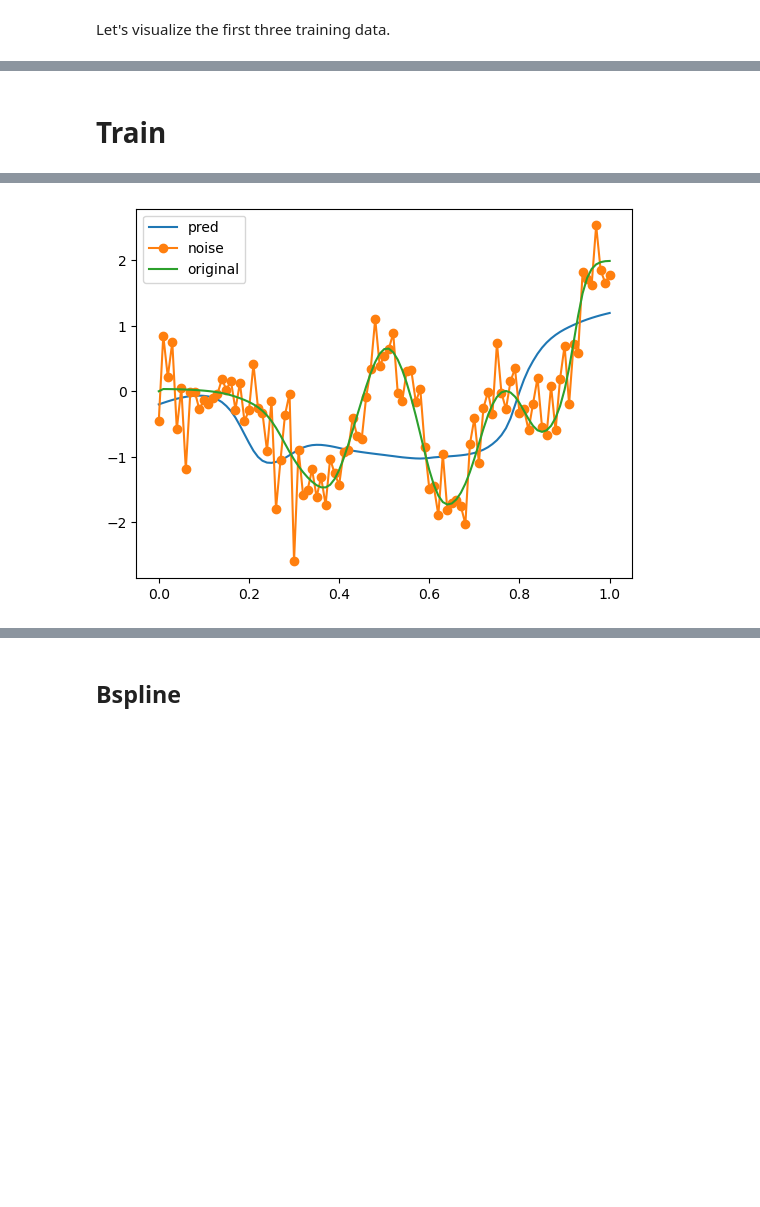
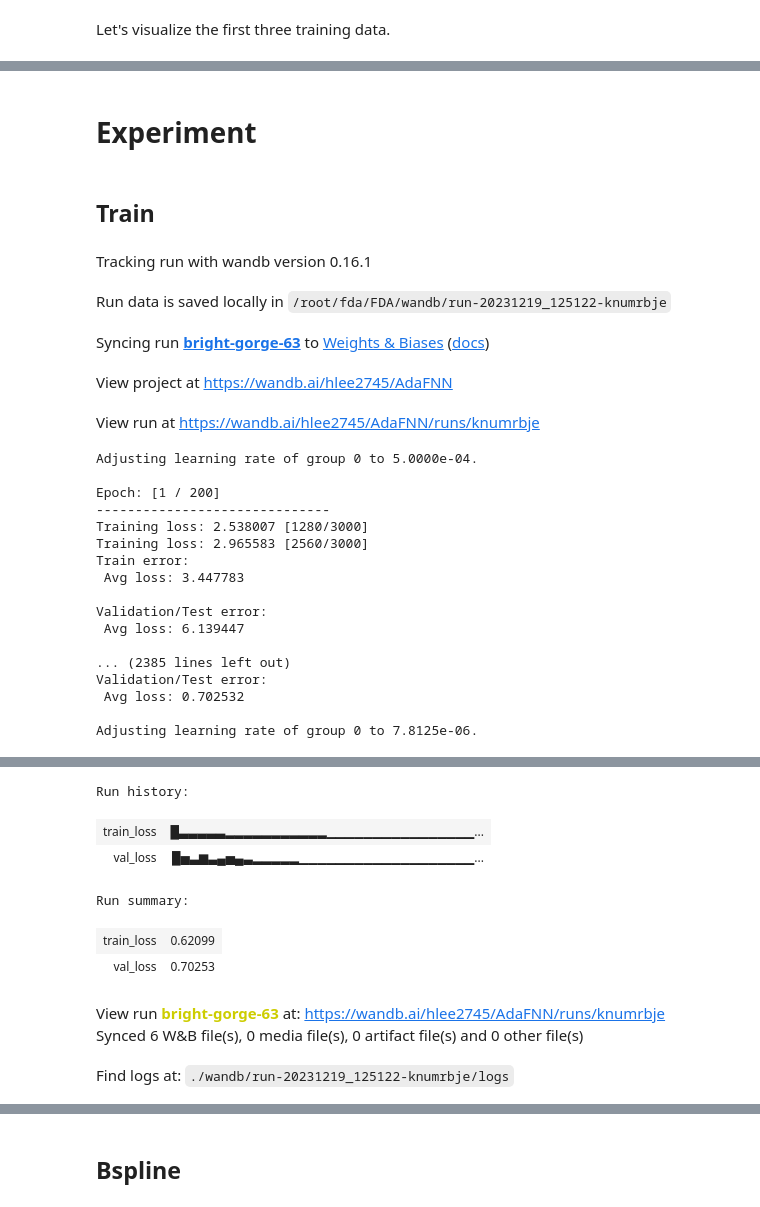
Before and after one commit to bossacode/FDA, a Jupyter notebook: MyAdaFNN.ipynb, the cells around one changed output, grey strips where cells are left out. Drawn from its saved outputs; the diff is of its cells as text; code cells hidden in the pictures; blank space fills up the shorter version.

```diff
--- a/MyAdaFNN.ipynb
+++ b/MyAdaFNN.ipynb
@@ -91,8 +90,10 @@ plt.legend()
 plt.show();
 # %% [output]
 [figure]
+# %% [markdown]
+# Experiment
 # %% [markdown]
-# Train
+## Train
 # %%
 config = dict(
     epochs = 200,
@@ -120,6 +123,29 @@ config = dict(
 # %%
 torch.manual_seed(123)
 
-model = MyAdaFNN(**config["model_params"])
+model = MyAdaFNN(**config["model_params"]).to(config["device"])
 
 train_pipeline(model, config)
+# %% [output]
+Tracking run with wandb version 0.16.1
+Run data is saved locally in /root/fda/FDA/wandb/run-20231219_125122-knumrbje
+Syncing run bright-gorge-63 to Weights & Biases (docs)
+View project at https://wandb.ai/hlee2745/AdaFNN
+View run at https://wandb.ai/hlee2745/AdaFNN/runs/knumrbje
+Adjusting learning rate of group 0 to 5.0000e-04.
+
+Epoch: [1 / 200]
+------------------------------
+Training loss: 2.538007 [1280/3000]
+Training loss: 2.965583 [2560/3000]
+Train error:
+ Avg loss: 3.447783
+
+Validation/Test error:
+ Avg loss: 6.139447
+
+... (2385 lines left out)
+Validation/Test error:
+ Avg loss: 0.702532
+
+Adjusting learning rate of group 0 to 7.8125e-06.
@@ -125,0 +153,9 @@ train_pipeline(model, config)
+Run history:
+| train_loss | █▃▃▃▃▃▂▂▂▂▂▂▂▂▂▂▂▁▁▁▁▁▁▁▁▁▁▁▁▁▁▁▁... |
+| val_loss | █▅▃▆▃▄▅▄▃▂▂▂▂▂▁▁▁▁▁▁▁▁▁▁▁▁▁▁▁▁▁▁▁... |
+Run summary:
+| train_loss | 0.62099 |
+| val_loss | 0.70253 |
+View run bright-gorge-63 at: https://wandb.ai/hlee2745/AdaFNN/runs/knumrbje
+Synced 6 W&B file(s), 0 media file(s), 0 artifact file(s) and 0 other file(s)
+Find logs at: ./wandb/run-20231219_125122-knumrbje/logs
@@ -134,12 +162,3 @@ with torch.no_grad():
-# %%
-i = 10
-plt.plot(tseq, pred[i].detach(), label="pred")
-plt.plot(tseq, x_data[i], "o-", label="noise")
-plt.plot(tseq, y_data[i], label="original")
-plt.legend()
-plt.show();
-# %% [output]
-[figure, removed]
 # %%
 model.plot_bases()
 # %% [output]
```
Also changed, not shown: parts of 12 cells of this notebook, 1 other file.
